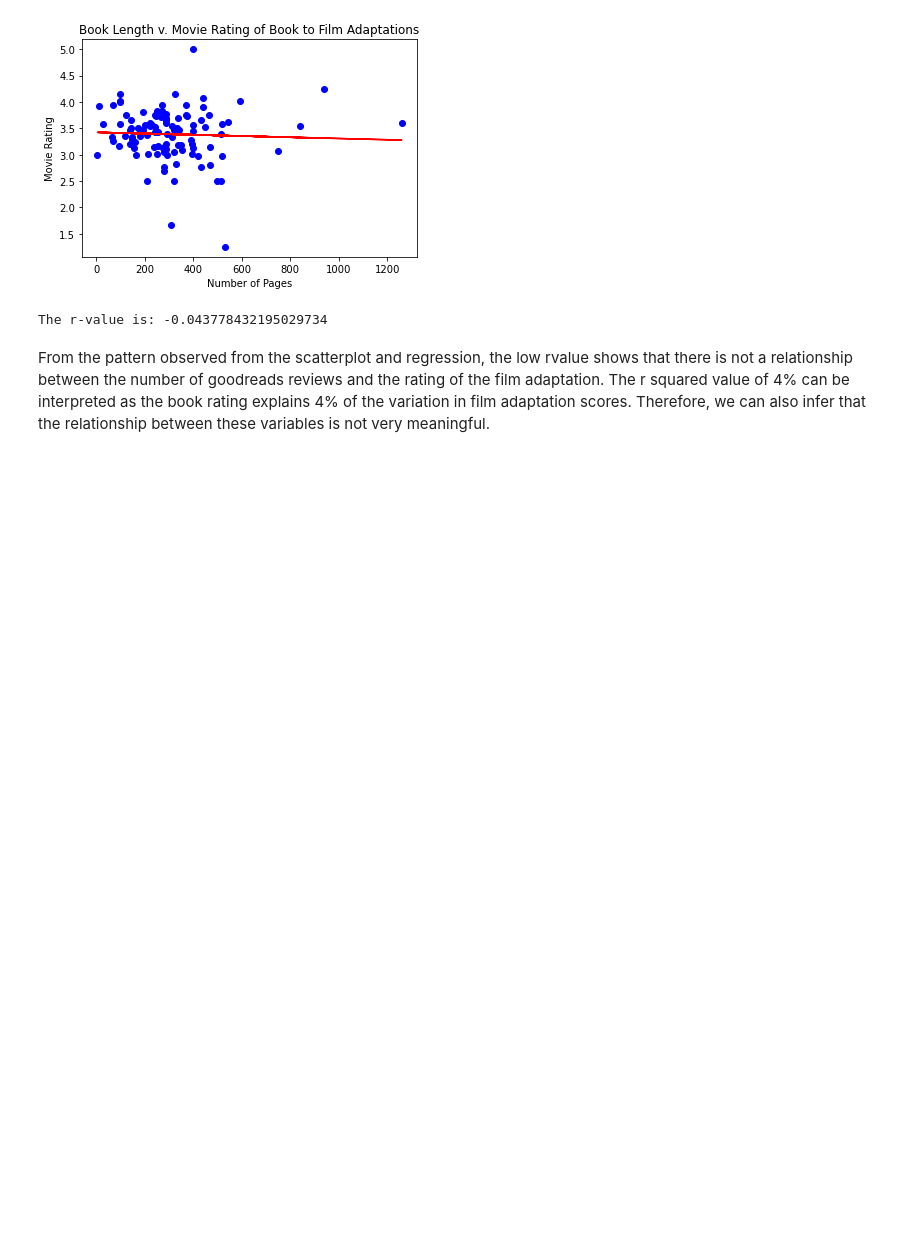
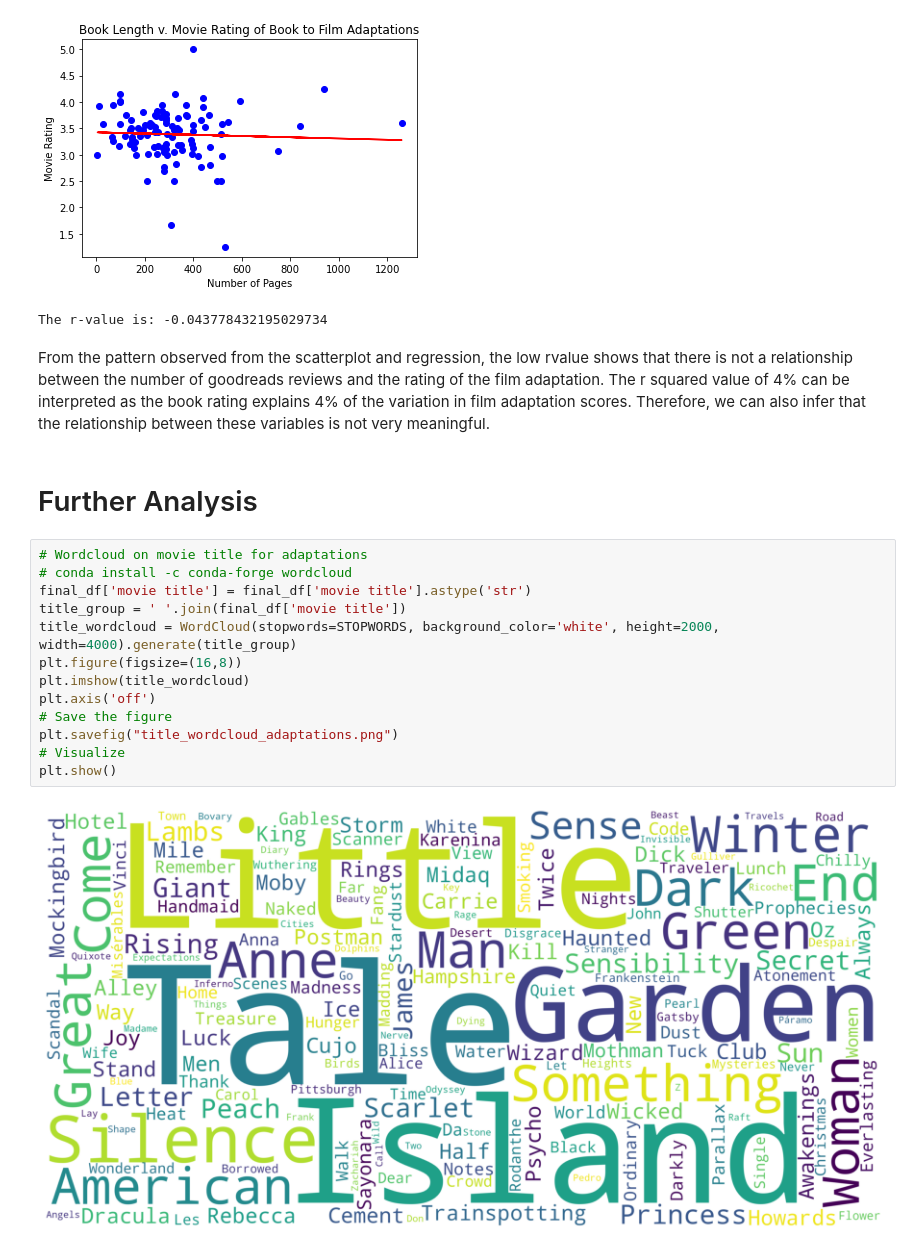
Before and after one commit to laurenemilyto/film_adapatation_success, a Jupyter notebook: The Success of Book Adaptation Films.ipynb, the cells around one changed output. Drawn from its saved outputs; the diff is of its cells as text; blank space fills up the shorter version.

```diff
--- a/The Success of Book Adaptation Films.ipynb
+++ b/The Success of Book Adaptation Films.ipynb
@@ -420,3 +435,20 @@ print(f"The r-value is: {rvalue}")
 The r-value is: -0.043778432195029734
 # %% [markdown]
 From the pattern observed from the scatterplot and regression, the low rvalue shows that there is not a relationship between the number of goodreads reviews and the rating of the film adaptation. The r squared value of 4% can be interpreted as the book rating explains 4% of the variation in film adaptation scores. Therefore, we can also infer that the relationship between these variables is not very meaningful.
+# %% [markdown]
+# Further Analysis
+# %%
+# Wordcloud on movie title for adaptations
+# conda install -c conda-forge wordcloud
+final_df['movie title'] = final_df['movie title'].astype('str')
+title_group = ' '.join(final_df['movie title'])
+title_wordcloud = WordCloud(stopwords=STOPWORDS, background_color='white', height=2000, width=4000).generate(title_group)
+plt.figure(figsize=(16,8))
+plt.imshow(title_wordcloud)
+plt.axis('off')
+# Save the figure
+plt.savefig("title_wordcloud_adaptations.png")
+# Visualize
+plt.show()
+# %% [output]
+[figure, added]
```
Also changed, not shown: parts of 8 cells of this notebook, 11 other files.
